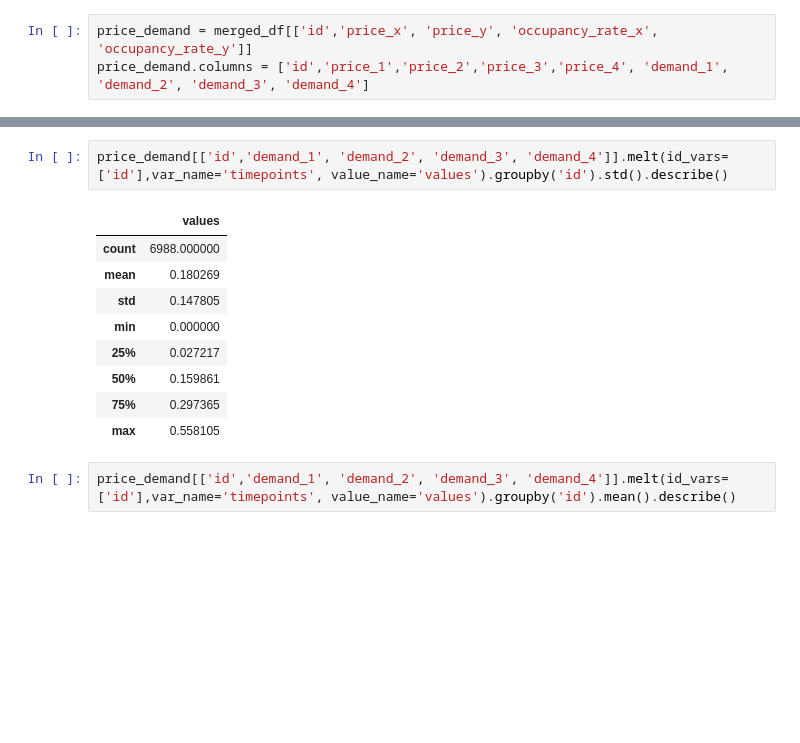
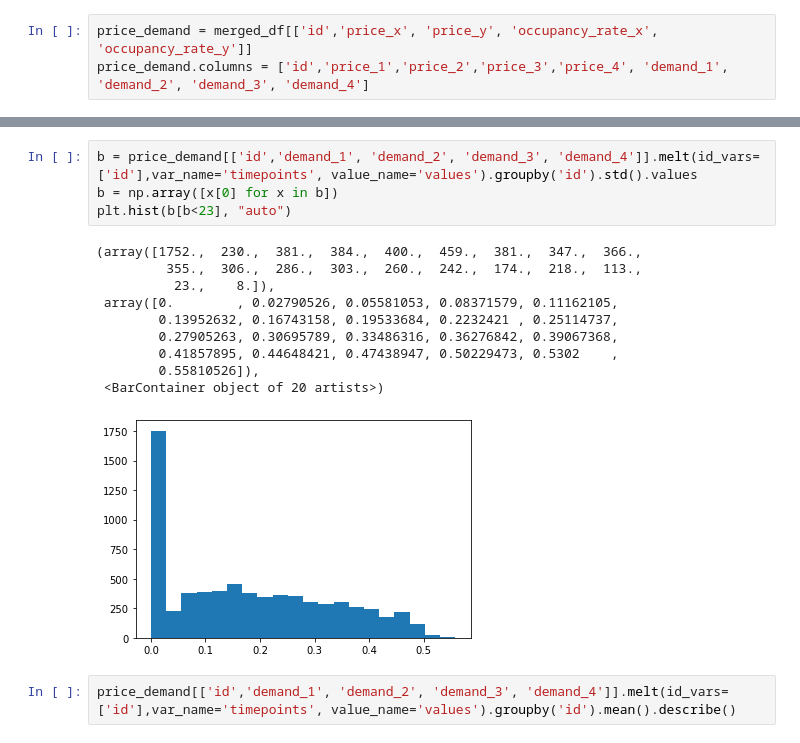
Before and after one commit to luludesun/Airbnb_Capstone, a Jupyter notebook: EDA_Airbnb.ipynb, the cells around one changed output, grey strips where cells are left out. Cells and saved outputs as stored; diff of their text form; blank space fills up the shorter version.

```diff
--- a/EDA_Airbnb.ipynb
+++ b/EDA_Airbnb.ipynb
@@ -46,15 +61,18 @@ price_demand[['id','price_1','price_2','price_3','price_4']].melt(id_vars=['id']
 # %%
-price_demand[['id','demand_1', 'demand_2', 'demand_3', 'demand_4']].melt(id_vars=['id'],var_name='timepoints', value_name='values').groupby('id').std().describe()
+b = price_demand[['id','demand_1', 'demand_2', 'demand_3', 'demand_4']].melt(id_vars=['id'],var_name='timepoints', value_name='values').groupby('id').std().values
+b = np.array([x[0] for x in b])
+plt.hist(b[b<23], "auto")
 # %% [output]
-|  | values |
-| count | 6988.000000 |
-| mean | 0.180269 |
-| std | 0.147805 |
-| min | 0.000000 |
-| 25% | 0.027217 |
-| 50% | 0.159861 |
-| 75% | 0.297365 |
-| max | 0.558105 |
+(array([1752.,  230.,  381.,  384.,  400.,  459.,  381.,  347.,  366.,
+         355.,  306.,  286.,  303.,  260.,  242.,  174.,  218.,  113.,
+          23.,    8.]),
+ array([0.        , 0.02790526, 0.05581053, 0.08371579, 0.11162105,
+        0.13952632, 0.16743158, 0.19533684, 0.2232421 , 0.25114737,
+        0.27905263, 0.30695789, 0.33486316, 0.36276842, 0.39067368,
+        0.41857895, 0.44648421, 0.47438947, 0.50229473, 0.5302    ,
+        0.55810526]),
+ <BarContainer object of 20 artists>)
+[figure, added]
 # %%
 price_demand[['id','demand_1', 'demand_2', 'demand_3', 'demand_4']].melt(id_vars=['id'],var_name='timepoints', value_name='values').groupby('id').mean().describe()
 # %% [output]
```
Also changed, not shown: parts of 2 cells of this notebook, 10 other files.
